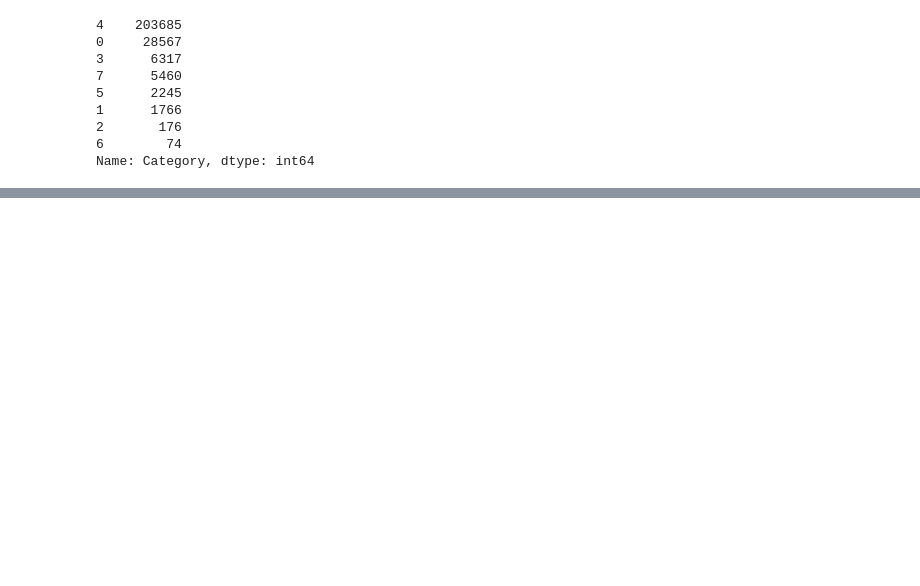
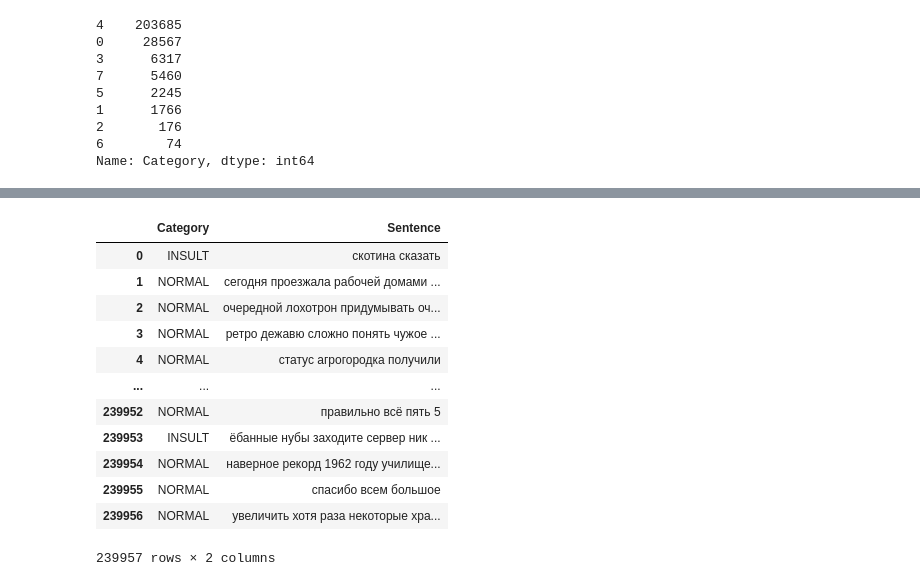
Before and after one commit to ignatovskiy/Data_Satanism, a Jupyter notebook: lab2_nlp/lab2_nlp.ipynb, the cells around one changed output, grey strips where cells are left out. Saved outputs shown, nothing was run; the diff lists cells and outputs as text; code cells hidden in the pictures; blank space fills up the shorter version.

```diff
--- a/lab2_nlp/lab2_nlp.ipynb
+++ b/lab2_nlp/lab2_nlp.ipynb
@@ -278,0 +324,16 @@ Name: Labels, dtype: int64
+# %%
+df_lemmatized
+# %% [output]
+|  | Category | Sentence |
+| 0 | INSULT | скотина сказать |
+| 1 | NORMAL | сегодня проезжала рабочей домами ... |
+| 2 | NORMAL | очередной лохотрон придумывать оч... |
+| 3 | NORMAL | ретро дежавю сложно понять чужое ... |
+| 4 | NORMAL | статус агрогородка получили |
+| ... | ... | ... |
+| 239952 | NORMAL | правильно всё пять 5 |
+| 239953 | INSULT | ёбанные нубы заходите сервер ник ... |
+| 239954 | NORMAL | наверное рекорд 1962 году училище... |
+| 239955 | NORMAL | спасибо всем большое |
+| 239956 | NORMAL | увеличить хотя раза некоторые хра... |
+239957 rows × 2 columns
```
Also changed, not shown: parts of 34 cells of this notebook.
